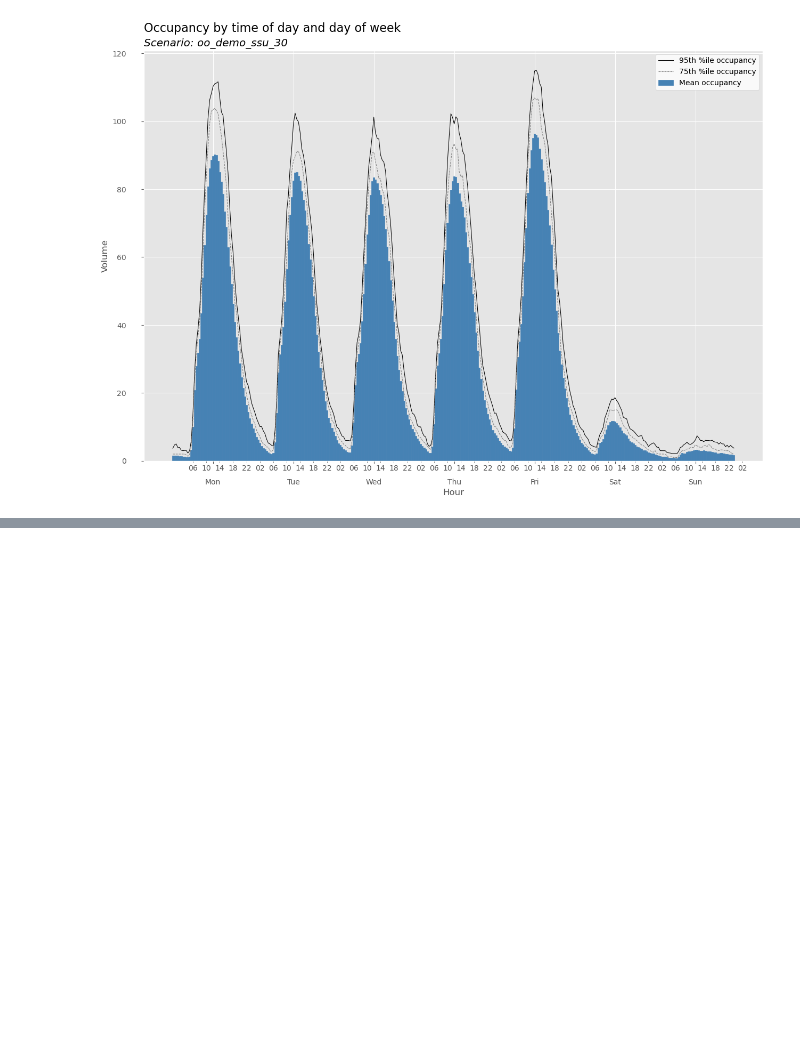
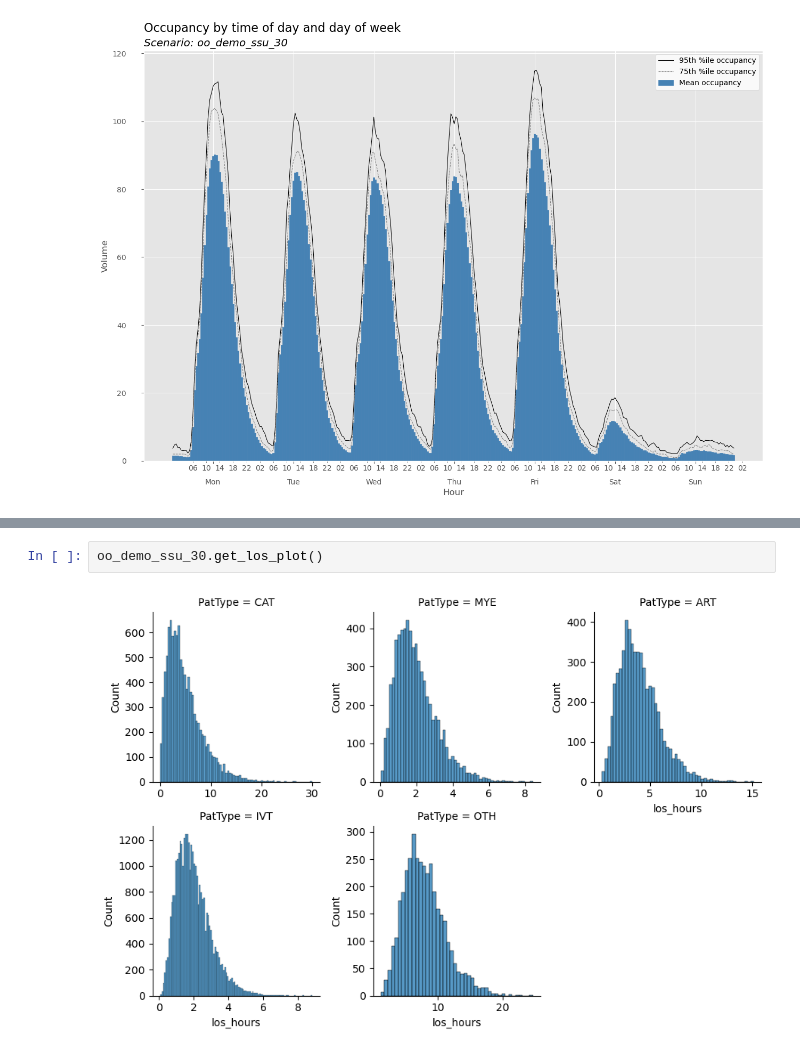
Before and after one commit to misken/hillmaker, a Jupyter notebook: docs/jb-hm/getting_started.ipynb, the cells around one changed output, grey strips where cells are left out. Saved outputs shown, nothing was run; the diff lists cells and outputs as text; blank space fills up the shorter version.

```diff
--- a/docs/jb-hm/getting_started.ipynb
+++ b/docs/jb-hm/getting_started.ipynb
@@ -480,0 +486,4 @@ Type:      function
+# %%
+oo_demo_ssu_30.get_los_plot()
+# %% [output]
+[figure, added]
```
Also changed, not shown: parts of 31 cells of this notebook, 9 other files.
